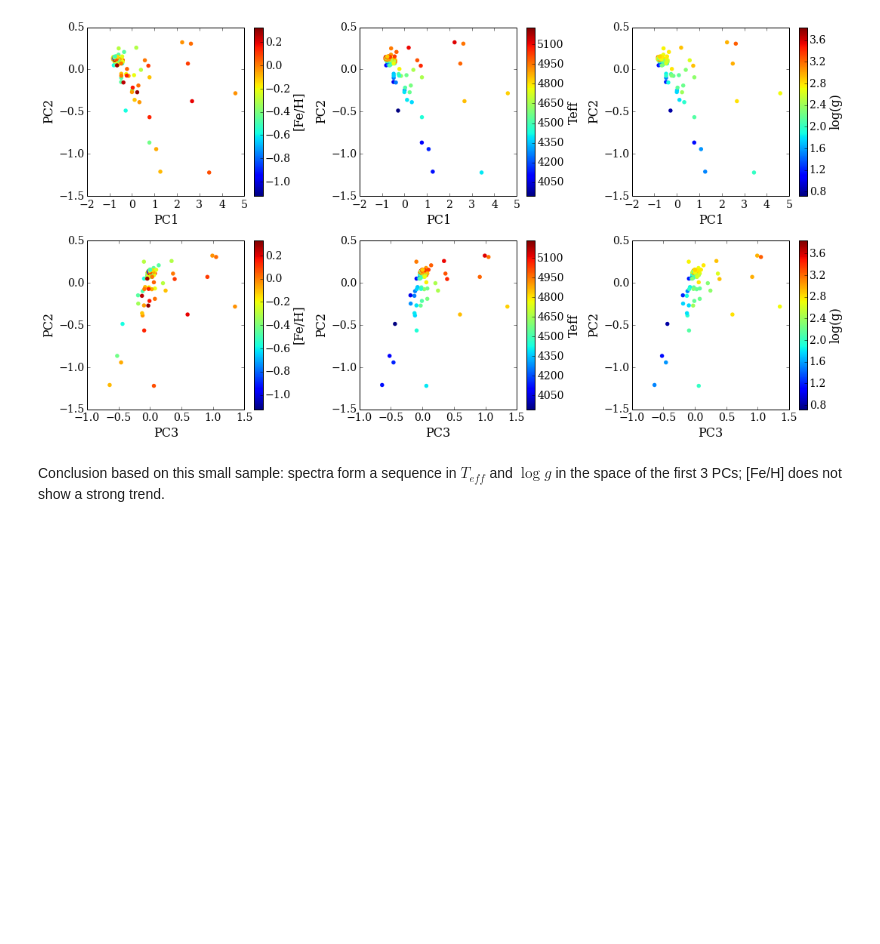
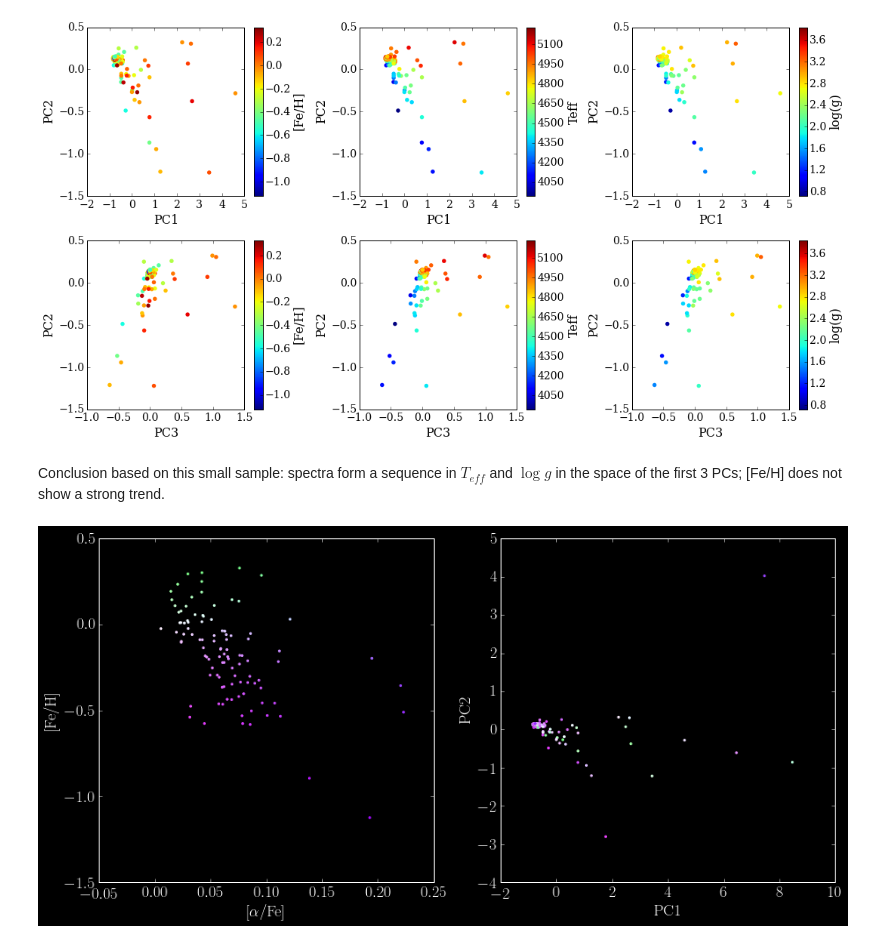
Before and after one commit to 2015ASTR511/DimRed, a Jupyter notebook: InitialExperiments/PCA_APOGEE.ipynb, the cells around one changed output. Saved outputs shown, nothing was run; the diff lists cells and outputs as text; code cells hidden in the pictures; blank space fills up the shorter version.

Commit message:
Jake added 2d color plot thing

```diff
--- a/InitialExperiments/PCA_APOGEE.ipynb
+++ b/InitialExperiments/PCA_APOGEE.ipynb
@@ -31,10 +31,12 @@ def readin(dataname = 'parameters.txt', specname = 'spec_filenames.txt', plot=Tr
     metallicities = np.genfromtxt(dataname,delimiter=',',usecols=0)
     Teff = np.genfromtxt(dataname,delimiter=',',usecols=1)
     logg = np.genfromtxt(dataname,delimiter=',',usecols=2)
+    alpha = np.genfromtxt(dataname,delimiter=',',usecols=3)
     good_z = metallicities != -9999.
     metallicities = metallicities[good_z]
     Teff = Teff[good_z]
     logg = logg[good_z]
+    alpha = alpha[good_z]
 
     condHalo = (metallicities > -2.5) * (metallicities < -1.1)
     condDisk = (metallicities > -0.9) * (metallicities < 0.6)
@@ -103,9 +105,10 @@ def readin(dataname = 'parameters.txt', specname = 'spec_filenames.txt', plot=Tr
     metallicities = metallicities[flags == 0]
     Teff = Teff[flags == 0]
     logg = logg[flags == 0]
+    alpha = alpha[flags == 0]
     print 'Number of spectra after removing those with flags set: ', np.shape(spectra)[1]
 
-    return wavelength, spectra, metallicities, Teff, logg
+    return wavelength, spectra, metallicities, Teff, logg, alpha
 # %%
 def naivePCA(wavelength, spectra, mask=None, n_components=5, plot=True, figtitle=None):
 
@@ -248,7 +251,7 @@ def testMasks(wavelength, spectra):
     naivePCA(wavelength, spectra, ~chipgaps, figtitle='Chip Gaps Masked')
 # %%
 # read in spectra and parameters
-wavelength, spectra, metallicities, Teff, logg = readin(plot=False)
+wavelength, spectra, metallicities, Teff, logg, alpha = readin(plot=False)
 
 # apply PCA to raw data
 #transform = naivePCA(wavelength, spectra, figtitle='No Mask')
@@ -278,0 +377,17 @@ Conclusion based on this small sample: spectra form a sequence in $T_{eff}$ and
+# %%
+%matplotlib inline
+import numpy as np
+import scipy as sp
+import scipy.optimize
+import matplotlib as mpl
+import matplotlib.pyplot as plt
+from matplotlib import gridspec
+from matplotlib import rc
+from astroML.plotting import setup_text_plots
+setup_text_plots(fontsize=18, usetex=True)
+rc('font', **{'family': 'serif', 'serif': ['Computer Modern']})
+mpl.rcParams['font.size'] = 20.0
+
+plot_color()
+# %% [output]
+[figure, added]
```
Also changed, not shown: parts of 2 cells of this notebook.
